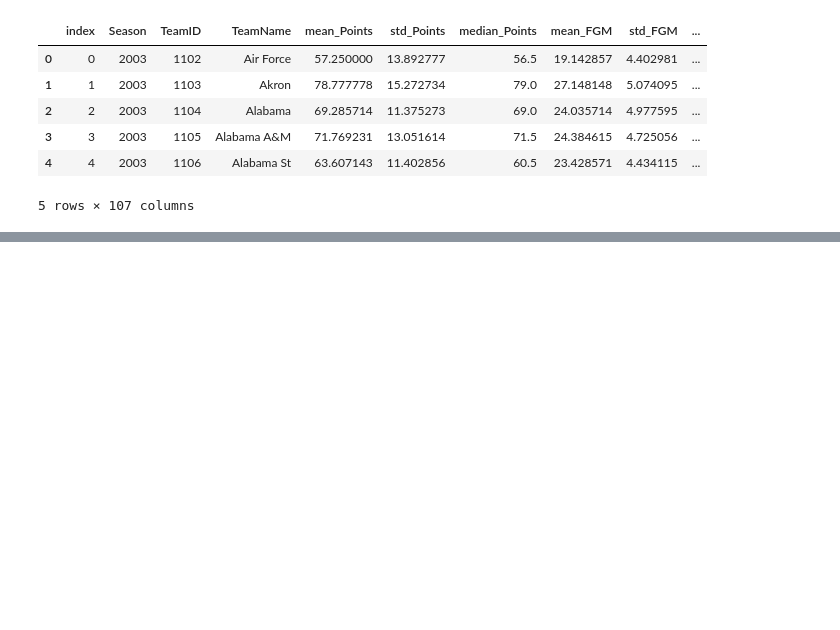
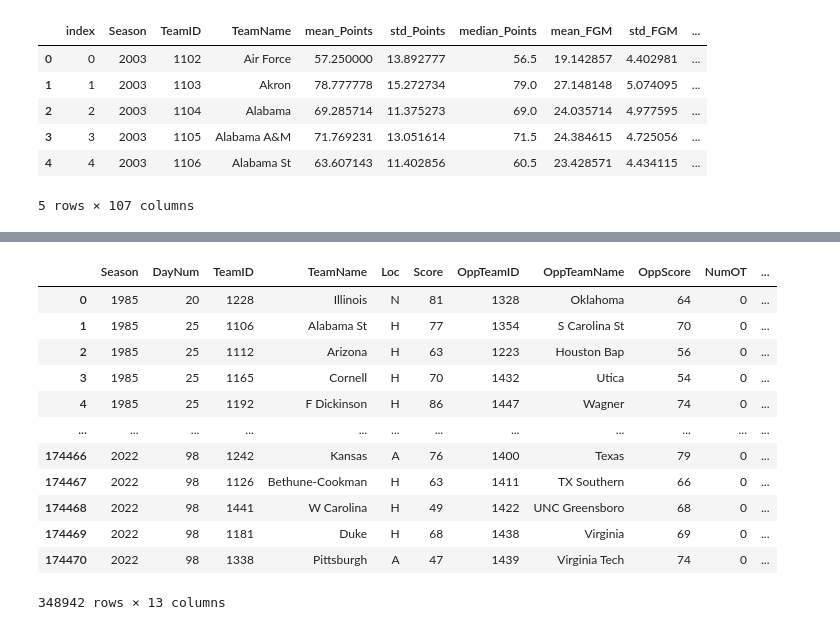
Before and after one commit to aruther11/march_madness_comp, a Jupyter notebook: exploration/eda_detailed.ipynb, the cells around one changed output, grey strips where cells are left out. Saved outputs shown, nothing was run; the diff lists cells and outputs as text; code cells hidden in the pictures; blank space fills up the shorter version.

```diff
--- a/exploration/eda_detailed.ipynb
+++ b/exploration/eda_detailed.ipynb
@@ -713,0 +756,37 @@ tourney_results_by_team_with_team_features_df
+# %%
+compact_results_df = pd.read_csv('../data/MDataFiles_Stage1/MRegularSeasonCompactResults.csv')
+# %%
+compact_add_home_team_df = compact_results_df.merge(teams_df,how = 'left',left_on='WTeamID',right_on='TeamID')
+compact_add_away_team_df = compact_add_home_team_df.merge(teams_df,how = 'left',left_on='LTeamID',right_on='TeamID')
+compact_limit_column_names_df = compact_add_away_team_df[['Season','DayNum','WTeamID','TeamName_x','WLoc','WScore','LTeamID','TeamName_y','LScore','NumOT']]
+compact_limit_column_names_df.columns = ['Season','DayNum','WTeamID','WTeamName','WLoc','WScore','LTeamID','LTeamName','LScore','NumOT']
+compact_clean_results_df = compact_limit_column_names_df
+compact_results_by_team_win_df = compact_clean_results_df.copy()
+compact_results_by_team_win_df.columns = ['Season','DayNum','TeamID','TeamName','Loc','Score','OppTeamID','OppTeamName','OppScore','NumOT']
+compact_results_by_team_win_df['Result'] = 'W'
+compact_results_by_team_loss_df = compact_clean_results_df.copy()
+compact_results_by_team_loss_df = compact_results_by_team_loss_df[['Season','DayNum','LTeamID','LTeamName','WLoc','LScore','WTeamID','WTeamName','WScore','NumOT']]
+compact_results_by_team_loss_df = compact_clean_results_df.copy()
+compact_results_by_team_loss_df = compact_results_by_team_loss_df[['Season','DayNum','LTeamID','LTeamName','WLoc','LScore','WTeamID','WTeamName','WScore','NumOT']]
+compact_results_by_team_loss_df.columns = ['Season','DayNum','TeamID','TeamName','Loc','Score','OppTeamID','OppTeamName','OppScore','NumOT']
+compact_results_by_team_loss_df['Result'] = 'L'
+compact_results_by_team_loss_df['Loc'] = compact_results_by_team_loss_df.apply(new_loc, axis=1)
+compact_results_by_team_df = pd.concat([compact_results_by_team_win_df,compact_results_by_team_loss_df])
+compact_results_by_team_df['Game'] = 1
+compact_results_by_team_df['Win'] = compact_results_by_team_df.apply(win, axis=1)
+# %%
+compact_results_by_team_df
+# %% [output]
+|  | Season | DayNum | TeamID | TeamName | Loc | Score | OppTeamID | OppTeamName | OppScore | NumOT | ... |
+| 0 | 1985 | 20 | 1228 | Illinois | N | 81 | 1328 | Oklahoma | 64 | 0 | ... |
+| 1 | 1985 | 25 | 1106 | Alabama St | H | 77 | 1354 | S Carolina St | 70 | 0 | ... |
+| 2 | 1985 | 25 | 1112 | Arizona | H | 63 | 1223 | Houston Bap | 56 | 0 | ... |
+| 3 | 1985 | 25 | 1165 | Cornell | H | 70 | 1432 | Utica | 54 | 0 | ... |
+| 4 | 1985 | 25 | 1192 | F Dickinson | H | 86 | 1447 | Wagner | 74 | 0 | ... |
+| ... | ... | ... | ... | ... | ... | ... | ... | ... | ... | ... | ... |
+| 174466 | 2022 | 98 | 1242 | Kansas | A | 76 | 1400 | Texas | 79 | 0 | ... |
+| 174467 | 2022 | 98 | 1126 | Bethune-Cookman | H | 63 | 1411 | TX Southern | 66 | 0 | ... |
+| 174468 | 2022 | 98 | 1441 | W Carolina | H | 49 | 1422 | UNC Greensboro | 68 | 0 | ... |
+| 174469 | 2022 | 98 | 1181 | Duke | H | 68 | 1438 | Virginia | 69 | 0 | ... |
+| 174470 | 2022 | 98 | 1338 | Pittsburgh | A | 47 | 1439 | Virginia Tech | 74 | 0 | ... |
+348942 rows × 13 columns
```
Also changed, not shown: parts of 19 cells of this notebook.
